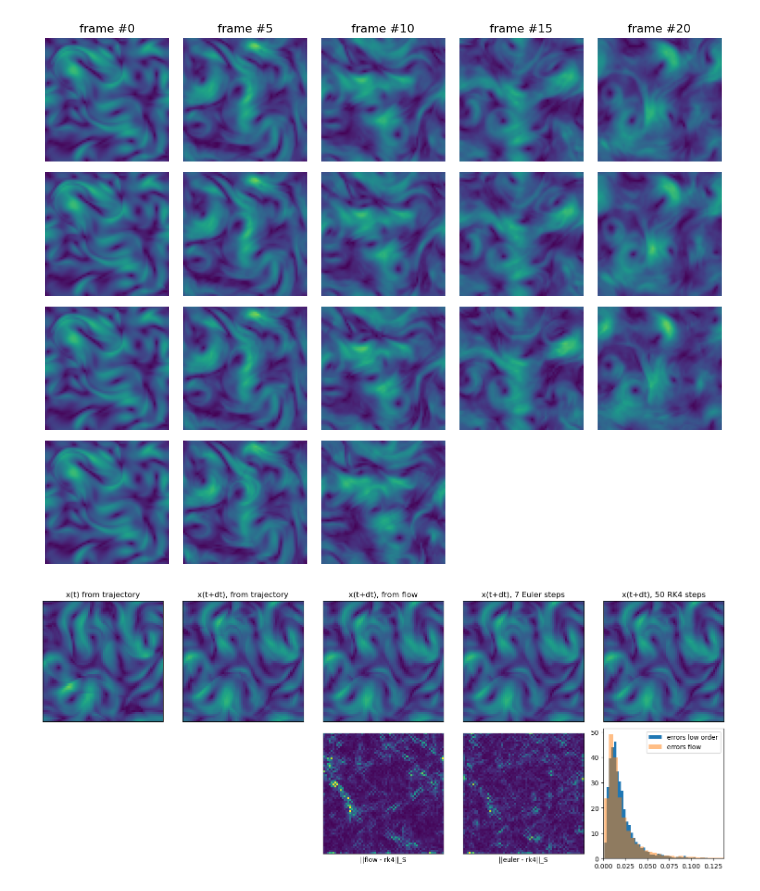
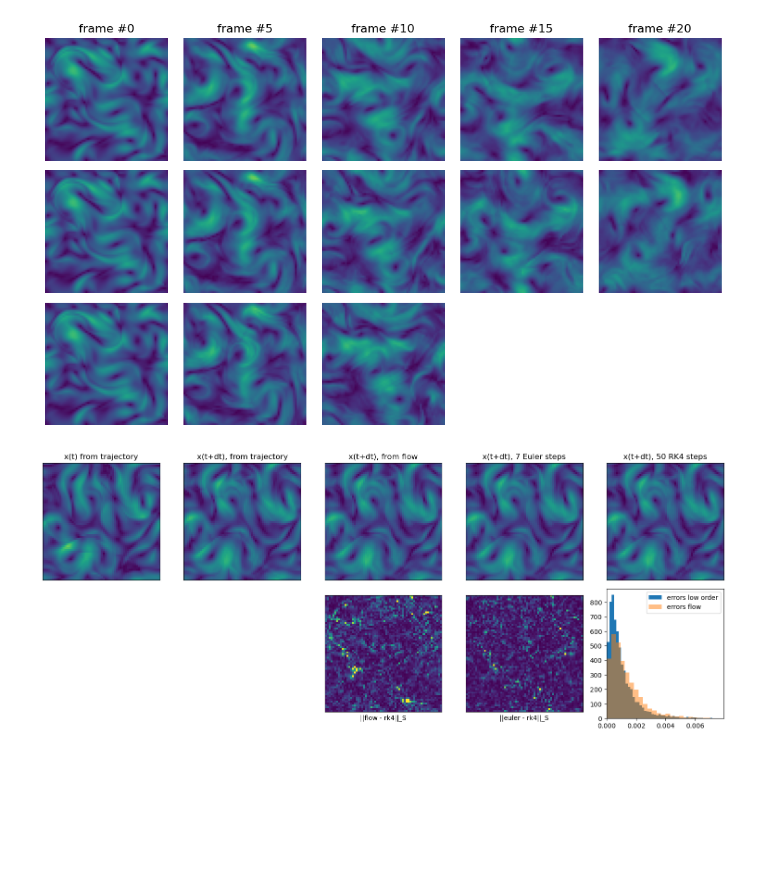
Before and after one commit to graps1/flow-matching-for-time-series, a Jupyter notebook: src/fmfts/experiments/ns2d/visualization.ipynb, the cells around one changed output. Cells and saved outputs as stored; diff of their text form; code cells hidden in the pictures; blank space fills up the shorter version.

```diff
--- a/src/fmfts/experiments/ns2d/visualization.ipynb
+++ b/src/fmfts/experiments/ns2d/visualization.ipynb
@@ -11,12 +11,10 @@ torch.set_default_device("cuda")
 
 velocity = VelocityModelNS2D(**params["velocity"]["model_kwargs"])
 velocity.load_state_dict(torch.load("trained_models/state_velocity.pt", weights_only=True)["model"])
-flow_l2 = FlowModelNS2D(velocity_model = copy.deepcopy(velocity), **params["flow"]["model_kwargs"])
-flow_l2.load_state_dict(torch.load("trained_models/state_flow_l2.pt", weights_only=True)["model"])
-flow_sobolev = FlowModelNS2D(velocity_model = copy.deepcopy(velocity), **params["flow"]["model_kwargs"])
-flow_sobolev.load_state_dict(torch.load("trained_models/state_flow.pt", weights_only=True)["model"])
-single_step = SingleStepModelNS2D(velocity_model = copy.deepcopy(velocity), **params["single_step"]["model_kwargs"])
-single_step.load_state_dict(torch.load("trained_models/state_single_step.pt", weights_only=True)["model"])
+flow = FlowModelNS2D(velocity_model = copy.deepcopy(velocity), **params["flow"]["model_kwargs"])
+flow.load_state_dict(torch.load("trained_models/state_flow.pt", weights_only=True)["model"])
+# single_step = SingleStepModelNS2D(velocity_model = copy.deepcopy(velocity), **params["single_step"]["model_kwargs"])
+# single_step.load_state_dict(torch.load("trained_models/state_single_step.pt", weights_only=True)["model"])
 dataset_test = DatasetNS2D(mode = "test")
 # %%
 # demonstrates how one can predict a single sample
@@ -24,19 +22,16 @@ y = dataset_test.get(3, 0, sequence_len=1)
 x = dataset_test.get(3, 1, sequence_len=1)
 x0 = velocity.p0.sample(y.shape).to(y.device)
 x_pred_v = velocity.sample(y, x0=x0, steps=50, method="midpoint")
-x_pred_f_l2 = flow_l2.sample(y, x0=x0, steps=1)
-x_pred_f_sob = flow_sobolev.sample(y, x0=x0, steps=1)
+x_pred_f = flow.sample(y, x0=x0, steps=1)
 
 # plotting
-fig, ax = plt.subplots(1, 4, figsize=(3*4, 3))
+fig, ax = plt.subplots(1, 3, figsize=(3*3, 3))
 dataset_test.plot(y, ax[0])
 dataset_test.plot(x_pred_v, ax[1])
-dataset_test.plot(x_pred_f_l2, ax[2])
-dataset_test.plot(x_pred_f_sob, ax[3])
-for i in range(4): ax[i].axis("off")
+dataset_test.plot(x_pred_f, ax[2])
+for i in range(3): ax[i].axis("off")
 ax[0].set_title("x(t) from trajectory")
 ax[1].set_title("x(t+dt) ~ velocity model")
-ax[2].set_title("x(t+dt) ~ flow model (l2)")
-ax[3].set_title("x(t+dt) ~ flow model (sobolev)")
+ax[2].set_title("x(t+dt) ~ flow model")
 plt.show()
 # %% [output]
@@ -87,43 +70,38 @@ plt.show()
 # %%
-# demonstrates how one can generate multiple trajectories
 n_predictions = 25
 y = dataset_test.get(10, 0, sequence_len=15)
 
-xs = torch.empty(n_predictions, 3, *y.shape[1:])
+xs = torch.empty(n_predictions, 2, *y.shape[1:])
 xs[0,:] = y[0].clone()
 for k in range(n_predictions-1):
-    # xs[k+1] = velocity.sample(xs[k], steps=1, method="midpoint")
-    x0 = flow_l2.p0.sample(xs[k,0,None].shape).to(y.device)
-    xs[k+1,0,None] = flow_l2.sample(xs[k,0,None], x0=x0, steps=1)
-    xs[k+1,1,None] = flow_sobolev.sample(xs[k,1,None], x0=x0, steps=1)
-    xs[k+1,2,None] = velocity.sample(xs[k,2,None], x0=x0, steps=40, method="midpoint")
+    x0 = flow.p0.sample(xs[k,0,None].shape).to(y.device)
+    xs[k+1,0,None] = flow.sample(xs[k,0,None], x0=x0, steps=1)
+    xs[k+1,1,None] = velocity.sample(xs[k,1,None], x0=x0, steps=5, method="midpoint")
 
-# plotting
 n_plots   = 5
-
-fig, ax = plt.subplots(4, n_plots, figsize=(n_plots*2, 4*2))
-for k in range(3):
+fig, ax = plt.subplots(3, n_plots, figsize=(n_plots*2, 3*2))
+for k in range(2):
     for i in range(n_plots):
         l = i * n_predictions // n_plots
         dataset_test.plot(xs[l, k], ax[k, i])
         ax[k,i].axis("off")
     ax[k,0].set_ylabel(f"sampled trajectory #{k+1}")
 
 for i in range(n_plots):
     l = i * n_predictions // n_plots
     if l < len(y):
         dataset_test.plot(y[l], ax[-1, i])
         ax[-1, i].axis("off")
     else:
         ax[-1, i].remove()
 
     ax[0, i].set_title(f"frame #{l}")
 ax[-1, 0].set_ylabel("true trajectory")
 
 plt.tight_layout()
 plt.show()
 # %% [output]
-[figure, old version]
+[figure, new version]
 # %%
 from fmfts.utils.loss_fn import sobolev
 
@@ -132,11 +110,10 @@ n_steps_lo = 7
 # demonstrates how one can predict a single sample
 y, x = dataset_test.get(1, 0, sequence_len=2)
 y, x = y.unsqueeze(0), x.unsqueeze(0)
-x0 = flow_l2.p0.sample(y.shape).to("cuda")
-x_pred_f = flow_l2.sample(y, steps=1, x0=x0)
-# x_pred_f = single_step.sample(y, x0=x0)
-x_pred_v_lo = flow_l2.v.sample(y, steps= n_steps_lo, x0=x0, method="euler")
-x_pred_v_ho = flow_l2.v.sample(y, steps=         50, x0=x0, method="rk4")
+x0 = flow.p0.sample(y.shape).to("cuda")
+x_pred_f = flow.sample(y, steps=1, x0=x0)
+x_pred_v_lo = flow.v.sample(y, steps= n_steps_lo, x0=x0, method="euler")
+x_pred_v_ho = flow.v.sample(y, steps=         50, x0=x0, method="rk4")
 
 fig, ax = plt.subplots(2, 5, figsize=(3*5, 3*2.1))
 dataset_test.plot(y, ax[0,0])
@@ -145,14 +122,13 @@ dataset_test.plot(x_pred_f, ax[0,2])
 dataset_test.plot(x_pred_v_lo, ax[0,3])
 dataset_test.plot(x_pred_v_ho, ax[0,4])
 
-error_flow  = sobolev(x_pred_f - x_pred_v_ho,    alpha=1.0, beta=20.0, t=torch.ones(1), pointwise=True)
-error_lo    = sobolev(x_pred_v_lo - x_pred_v_ho, alpha=1.0, beta=20.0, t=torch.ones(1), pointwise=True)
+error_flow  = sobolev(x_pred_f - x_pred_v_ho,    alpha=1.0, beta=0.0, t=torch.ones(1), pointwise=True)
+error_lo    = sobolev(x_pred_v_lo - x_pred_v_ho, alpha=1.0, beta=0.0, t=torch.ones(1), pointwise=True)
 error_flow = error_flow.mean(dim=1)
 error_lo   = error_lo.mean(dim=1)
 
-# error_lo = (x_pred_v_lo - x_pred_v_ho).pow(2).mean(dim=1)
-ax[1,2].imshow( error_flow[0].cpu().numpy(), vmin=0, vmax=0.2 )
-ax[1,3].imshow( error_lo[0].cpu().numpy(), vmin=0, vmax=0.2)
+ax[1,2].imshow( error_flow[0].cpu().numpy(), vmin=0, vmax=0.01 )
+ax[1,3].imshow( error_lo[0].cpu().numpy(), vmin=0, vmax=0.01)
 ax[1,4].hist( error_lo.flatten().cpu().numpy(),   bins=100, alpha=1.0, label="errors low order", density=True )
 ax[1,4].hist( error_flow.flatten().cpu().numpy(), bins=100, alpha=0.5, label="errors flow",      density=True )
 ax[1,4].legend()
@@ -178,4 +154,4 @@ ax[1,3].set_xlabel("||euler - rk4||_S")
 plt.tight_layout()
 plt.show()
 # %% [output]
-[figure, old version]
+[figure, new version]
```
Also changed, not shown: parts of 2 cells of this notebook, 6 other files.
